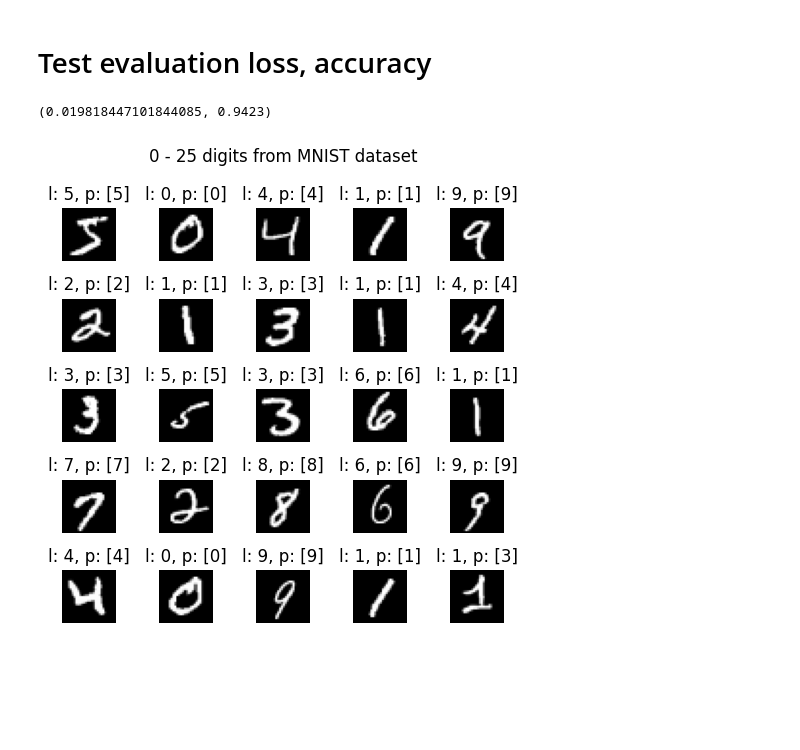
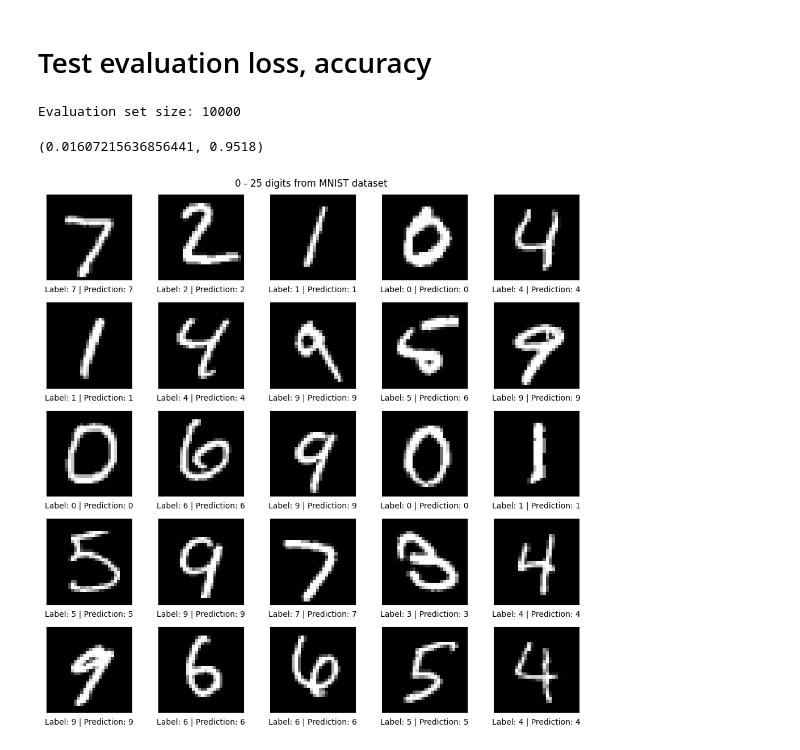
Before and after one commit to RaLLy08/scratch-mlp, a Jupyter notebook: python/mlp.ipynb, the cells around one changed output. Cells and saved outputs as stored; diff of their text form; code cells hidden in the pictures; blank space fills up the shorter version.

```diff
--- a/python/mlp.ipynb
+++ b/python/mlp.ipynb
@@ -644,5 +641,5 @@ mlp_mnist.add(LayerDense(784, 64, LayerDense.relu))
 mlp_mnist.add(LayerDense(64, 32, LayerDense.relu))
 mlp_mnist.add(LayerDense(32, 10, LayerDense.softmax))
 # %%
-mlp_mnist.fit(train_images.reshape(-1, 784), train_labels, 0.01, 40, 200)
+mlp_mnist.fit(train_images.reshape(-1, 784), train_labels, 0.01, 30, 100)
 # %% [output]
@@ -668,22 +665,26 @@ Epoch: 39/40 | loss 0.02034208873151651 | accuracy 0.9420925925925926 | validati
 # %%
 mlp_mnist.evaluate(test_images.reshape(-1, 784), test_labels)
 # %% [output]
-(0.019818447101844085, 0.9423)
+Evaluation set size: 10000
+(0.01607215636856441, 0.9518)
-# %%
-fig, axes = plt.subplots(5, 5, figsize=(5, 5))
-
-plt.suptitle('0 - 25 digits from MNIST dataset')
-
-for i, ax in enumerate(axes.flat):
-    ax.imshow(train_images[i], cmap='gray')
-    ax.axis('off')
-
-    label = train_labels[i].argmax()
-    prediction = mlp_mnist.predict(train_images[i].reshape(-1, 784))
-
-    ax.set_title(f'l: {label}, p: {prediction}')
-    # padding
-
-plt.tight_layout()
-# %% [output]
-[figure, removed]
+# %%
+test_predictions = mlp_mnist.predict(test_images.reshape(-1, 784))
+# %%
+def show_25_pred(images, labels, predictions):
+    plt.figure(figsize=(10, 10))
+    plt.suptitle('0 - 25 digits from MNIST dataset')
+
+    for i in range(25):
+        plt.subplot(5, 5, i + 1)
+        plt.xticks([])
+        plt.yticks([])
+        plt.grid(False)
+        plt.imshow(images[i], cmap='gray')
+        plt.xlabel(f'Label: {labels[i].argmax()} | Prediction: {predictions[i]}')
+
+    plt.tight_layout()
+    plt.show()
+# %%
+show_25_pred(test_images, test_labels, test_predictions)
+# %% [output]
+[figure, added]
```
Also changed, not shown: parts of 11 cells of this notebook, 1 other file.
